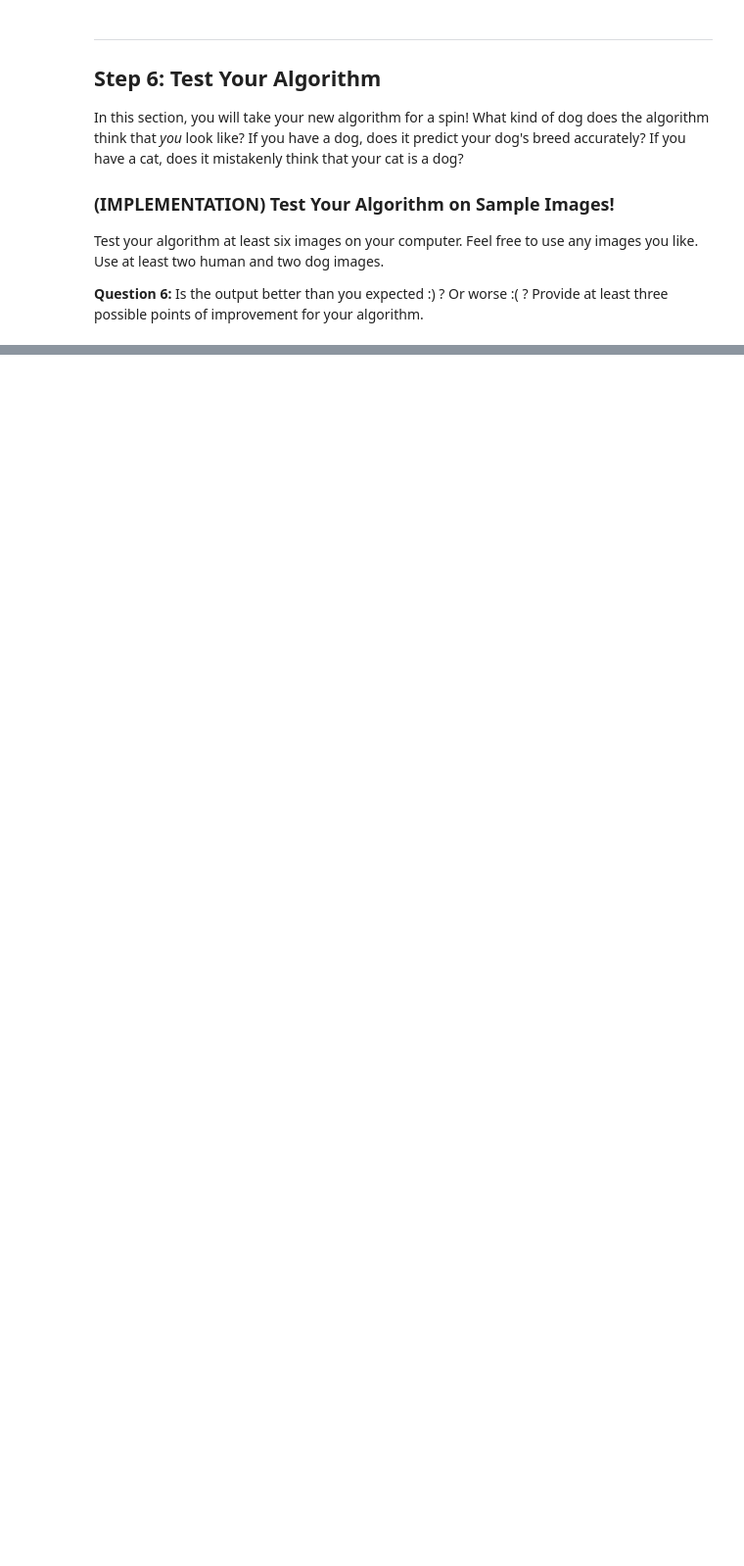
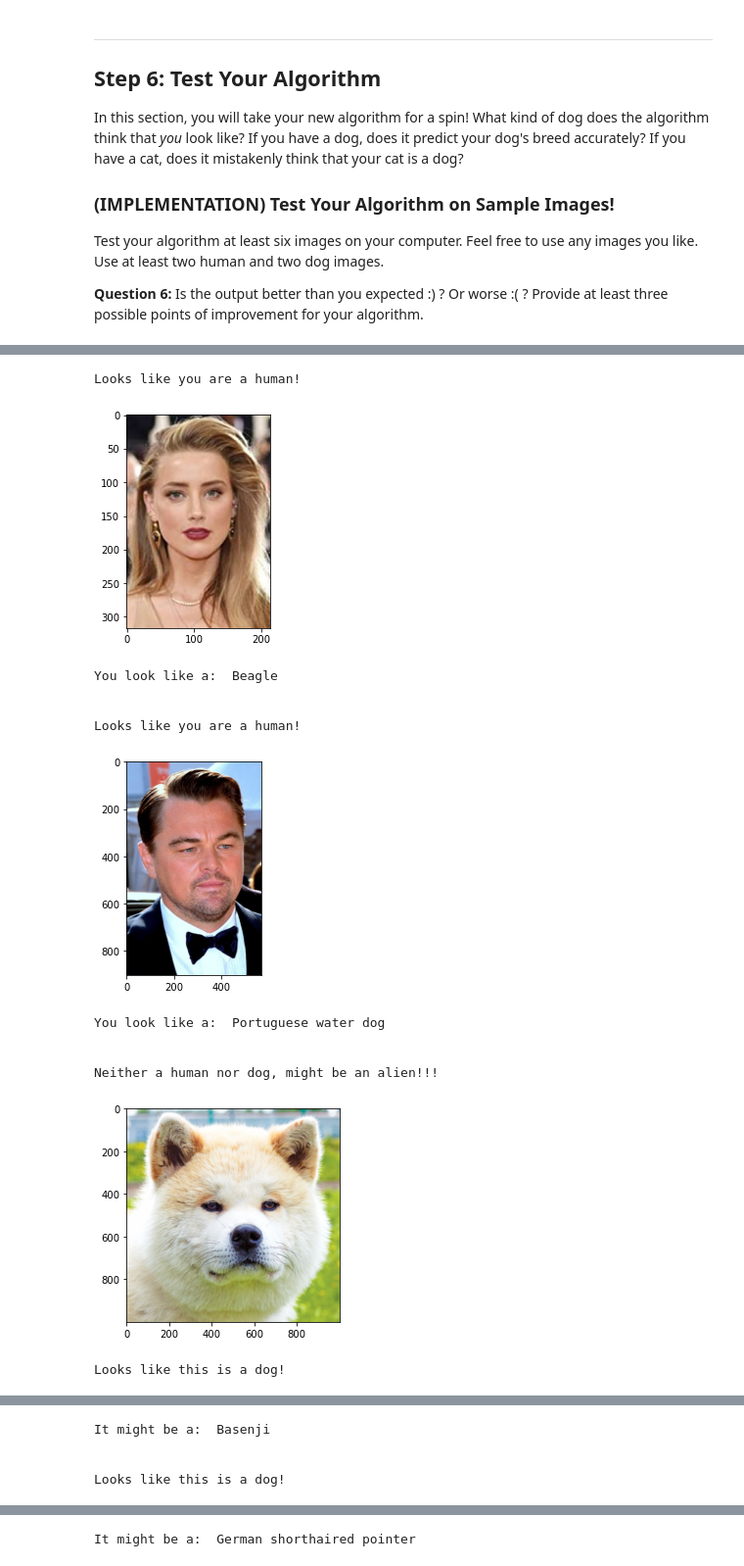
Before and after one commit to HanChao1992/deep-learning-v2-pytorch, a Jupyter notebook: project-dog-classification/dog_app.ipynb, the cells around one changed output, grey strips where cells are left out. Shown at 98% size. Drawn from its saved outputs; the diff is of its cells as text; code cells hidden in the pictures; blank space fills up the shorter version.

```diff
--- a/project-dog-classification/dog_app.ipynb
+++ b/project-dog-classification/dog_app.ipynb
@@ -633,8 +642,12 @@ __Answer:__
 
 Use the next code cell to specify a [loss function](http://pytorch.org/docs/master/nn.html#loss-functions) and [optimizer](http://pytorch.org/docs/master/optim.html).  Save the chosen loss function as `criterion_transfer`, and the optimizer as `optimizer_transfer` below.
 # %%
+import torch.optim as optim
 criterion_transfer = nn.CrossEntropyLoss()
-optimizer_transfer = optim.Adam(model_scratch.parameters(), 0.001)
+optimizer_transfer = optim.Adam(model_transfer.fc.parameters(), 0.001)
+
+for param in model_transfer.parameters():
+    param.require_grad = False
 # %% [markdown]
 ### (IMPLEMENTATION) Train and Validate the Model
 
@@ -679,18 +695,17 @@ Write a function that takes an image path as input and returns the dog breed (`A
 ### and returns the dog breed that is predicted by the model.
 
 # list of class names by index, i.e. a name can be accessed like class_names[0]
-class_names = [item[4:].replace("_", " ") for item in data_transfer['train'].classes]
+class_names = [item[4:].replace("_", " ") for item in train_data.classes]
 
 def predict_breed_transfer(img_path):
     # load the image and return the predicted breed
     image = Image.open(img_path)
-    transform = transforms.Compose([transforms.Resize(size=224),
-                                transforms.CenterCrop((224,224)),
-                                transforms.RandomHorizontalFlip(),
-                                transforms.RandomRotation(15),
-                                transforms.ToTensor(),
-                                transforms.Normalize(mean=[0.485, 0.456, 0.406], std=[0.229, 0.224, 0.225])])
-    transformed_image = transformation(image).unsqueeze(0)
+    transform = transforms.Compose([transforms.RandomResizedCrop(224),
+                                    transforms.RandomHorizontalFlip(),
+                                    transforms.RandomRotation(15),
+                                    transforms.ToTensor(),
+                                    transforms.Normalize(mean=[0.485, 0.456, 0.406], std=[0.229, 0.224, 0.225])])
+    transformed_image = transform(image).unsqueeze(0)
 
     if use_cuda:
         transformed_image = transformed_image.cuda()
@@ -726,17 +741,25 @@ def run_app(img_path):
     ## handle cases for a human face, dog, and neither
     if face_detector(img_path):
         print("Looks like you are a human!")
-        load_image(img_path)
+        img = Image.open(img_path)
+        plt.imshow(img)
+        plt.show()
         predict_breed = predict_breed_transfer(img_path)
-        print("You look like a : ", predict_breed)
+        print("You look like a: ", predict_breed)
 
     elif dog_detector(img_path):
         print("Looks like this is a dog!")
-        load_image(img_path)
+        img = Image.open(img_path)
+        plt.imshow(img)
+        plt.show()
         predict_breed = predict_breed_transfer(img_path)
-        print("It might be a : ", predict_breed)
+        print("It might be a: ", predict_breed)
     else:
         print("Neither a human nor dog, might be an alien!!!")
+        img = Image.open(img_path)
+        plt.imshow(img)
+        plt.show()
+    print("\n")
 # %% [markdown]
 ---
 <a id='step6'></a>
@@ -761,0 +815,20 @@ for file in np.hstack((human_files[:3], dog_files[:3])):
+# %%
+user_dog_images = np.array(glob("userImages/dog/*"))
+user_human_images = np.array(glob("userImages/human/*"))
+
+for file in np.hstack((user_human_images, user_dog_images)):
+    run_app(file)
+# %% [output]
+Looks like you are a human!
+[figure, added]
+You look like a:  Beagle
+
+
+Looks like you are a human!
+[figure, added]
+You look like a:  Portuguese water dog
+
+
+Neither a human nor dog, might be an alien!!!
+[figure, added]
+Looks like this is a dog!
@@ -761,0 +836,4 @@ for file in np.hstack((human_files[:3], dog_files[:3])):
+It might be a:  Basenji
+
+
+Looks like this is a dog!
@@ -761,0 +846 @@ for file in np.hstack((human_files[:3], dog_files[:3])):
+It might be a:  German shorthaired pointer
```
Also changed, not shown: parts of 15 cells of this notebook.
